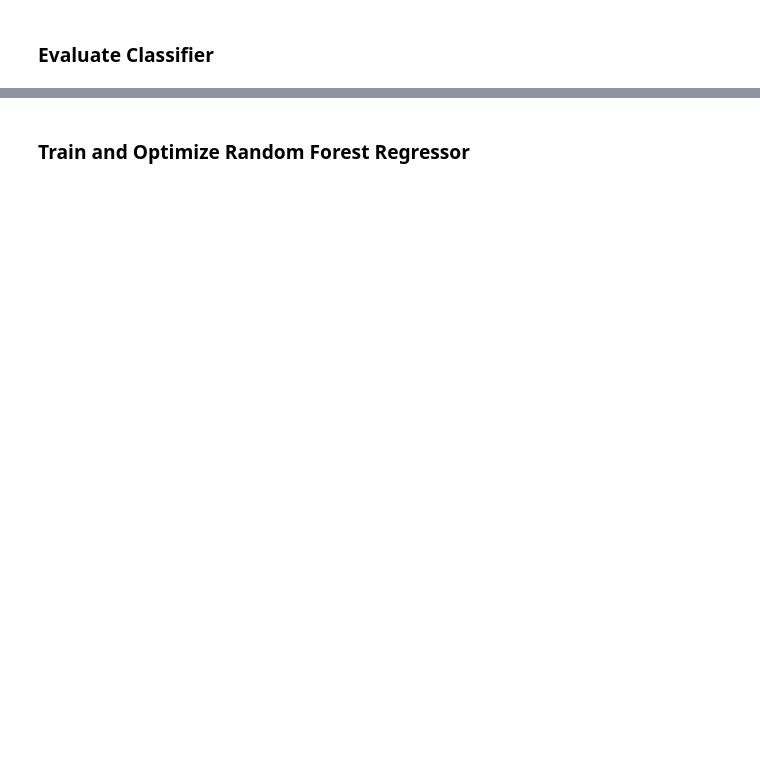
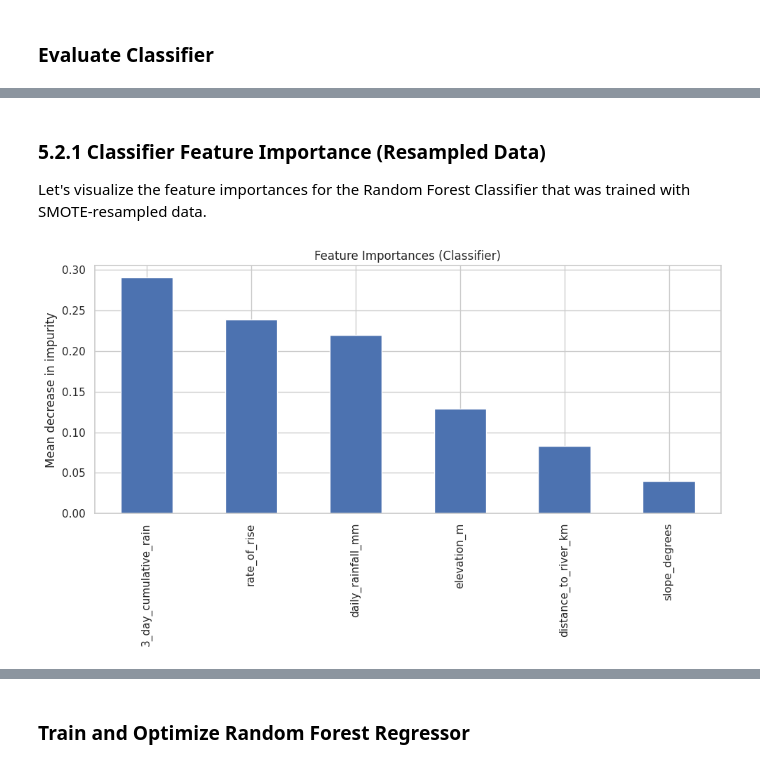
Before and after one commit to NadeekaSA/AI-Powered-Flood-Risk-Prediction-and-Early-Warning-System-for-Sri-Lanka, a Jupyter notebook: backend/dataset/flood_eda.ipynb, the cells around one changed output, grey strips where cells are left out. Saved outputs shown, nothing was run; the diff lists cells and outputs as text; code cells hidden in the pictures; blank space fills up the shorter version.

```diff
--- a/backend/dataset/flood_eda.ipynb
+++ b/backend/dataset/flood_eda.ipynb
@@ -108,0 +317,17 @@ plt.show()
+# %% [markdown]
+### 5.2.1 Classifier Feature Importance (Resampled Data)
+
+Let's visualize the feature importances for the Random Forest Classifier that was trained with SMOTE-resampled data.
+# %%
+importances_clf = best_clf_resampled.feature_importances_
+feature_names = X.columns
+forest_importances_clf = pd.Series(importances_clf, index=feature_names)
+
+fig, ax = plt.subplots(figsize=(10, 6))
+forest_importances_clf.sort_values(ascending=False).plot.bar(ax=ax)
+ax.set_title("Feature Importances (Classifier)")
+ax.set_ylabel("Mean decrease in impurity")
+fig.tight_layout()
+plt.show()
+# %% [output]
+[figure, added]
```
Also changed, not shown: parts of 47 cells of this notebook.
